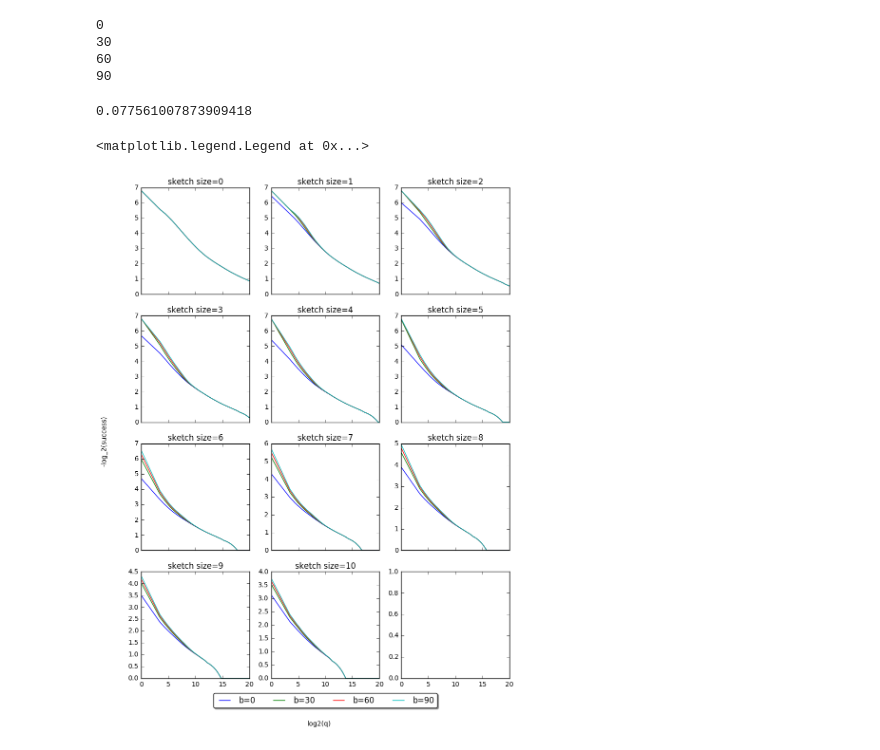
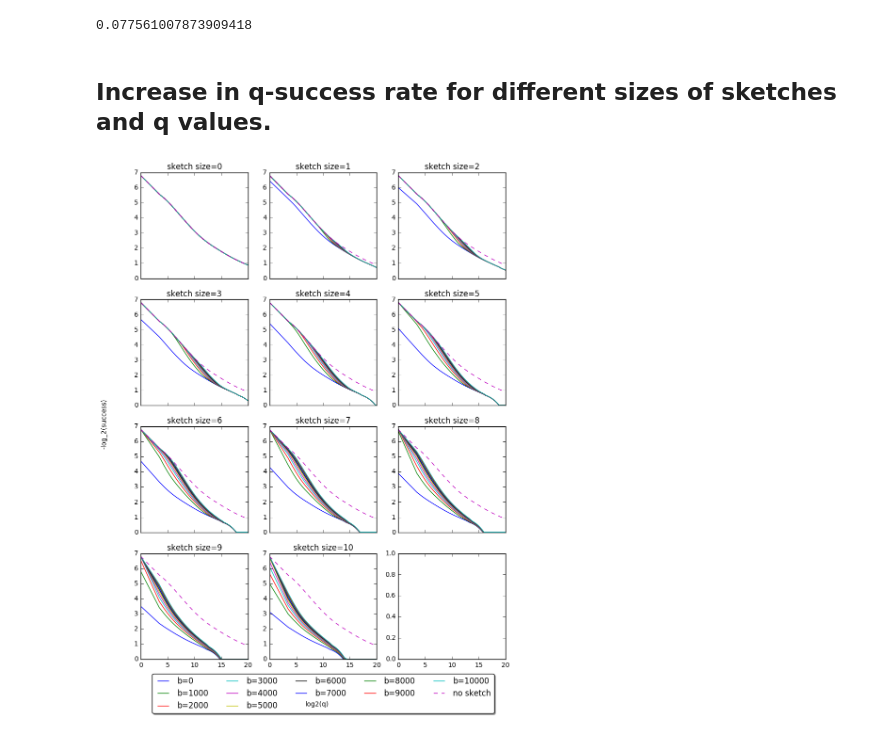
Before and after one commit to rchatterjee/Passwords, a Jupyter notebook: AnalyzePasswords.ipynb, the cells around one changed output. Cells and saved outputs as stored; diff of their text form; code cells hidden in the pictures.

```diff
--- a/AnalyzePasswords.ipynb
+++ b/AnalyzePasswords.ipynb
@@ -63,10 +48,10 @@ plt.legend(['weight of the bucket', 'count of passwords',])
+# %%
+brange = range(0, 10001, 100)
+qrange = range(1, 100, 10) + range(100, 10000, 100) + range(10000, 100000, 1000) + range(100000, 1000001, 10000)
+sketchrange = range(0, 11, 1)
+n = qrange[-1] * 2**sketchrange[-1]
+ordered_fs = np.sort(rypw._freq_list)[::-1][:n]
 # %%
-brange = range(0, 101, 30)
-qrange = range(1, 100, 10) + range(100, 10000, 100) + range(10000, 100000, 1000) + range(100000, 1000001, 10000)
-sketchrange = range(0, 11, 1)
-n = qrange[-1] * 2**sketchrange[-1]
-ordered_fs = np.sort(rypw._freq_list)[::-1][:n]
-
 def compute_black_list_succ(b, s):
     n_sketches = 2**s
     nfarr = np.concatenate([ordered_fs[:b]/n_sketches for _ in range(n_sketches)])
@@ -87,11 +72,6 @@ for bi, b in enumerate(brange):
     print b
     for sj, s in enumerate(sketchrange):
         succ_rates[bi, sj] = np.array(res[bi*len(sketchrange) + sj])
-# %% [output]
-0
-30
-60
-90
 # %%
 b, s = 10, 2
 n_sketches = 2**s
@@ -102,24 +82,28 @@ nfarr = np.sort(nfarr)[::-1]
 nfarr[:q*n_sketches].sum()/rypw.totalf()
 # %% [output]
 0.077561007873909418
+# %% [markdown]
+## Increase in q-success rate for different sizes of sketches and q values.
 # %%
 from matplotlib import pyplot as plt
 # b, s
 r = 4
 c = 3
 w = 10
 f, ax = plt.subplots(r, c, sharex=True)
 f.set_size_inches(w, w*r/float(c))
 i,j = 0, 8
 
 for j in range(len(sketchrange)):
-    for i in range(len(brange)):
+    for i in range(0, len(brange), 10):
         ax[j/c, j%c].plot(np.log2(qrange), -np.log2(succ_rates[i,j]), label='b={}'.format(brange[i]))
         ax[j/c, j%c].set_title('sketch size={}'.format(sketchrange[j]))
+    ax[j/c, j%c].plot(np.log2(qrange), -np.log2(succ_rates[0,0]), '--', label='no sketch')
+
 f.text(0.5, 0.05, 'log2(q)', ha='center')
 f.text(0.04, 0.5, '-log_2(success)', va='center', rotation='vertical')
 ax[-1, -2].legend(loc='upper center', bbox_to_anchor=(0.5, -0.1),
           fancybox=True, shadow=True, ncol=5)
+plt.savefig('attack_success.png')
 # %% [output]
-<matplotlib.legend.Legend at 0x...>
-[figure, old version]
+[figure, new version]
```
Also changed, not shown: parts of 7 cells of this notebook, 2 other files.
